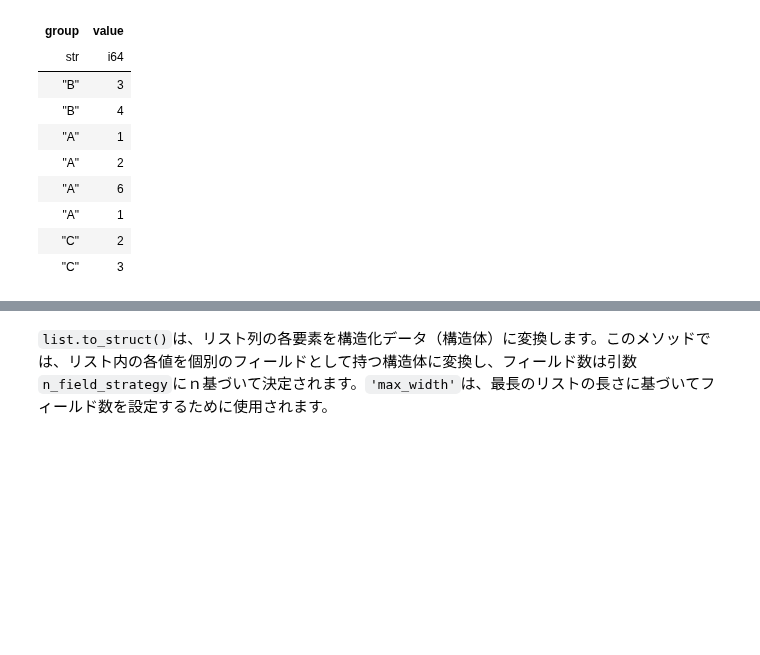
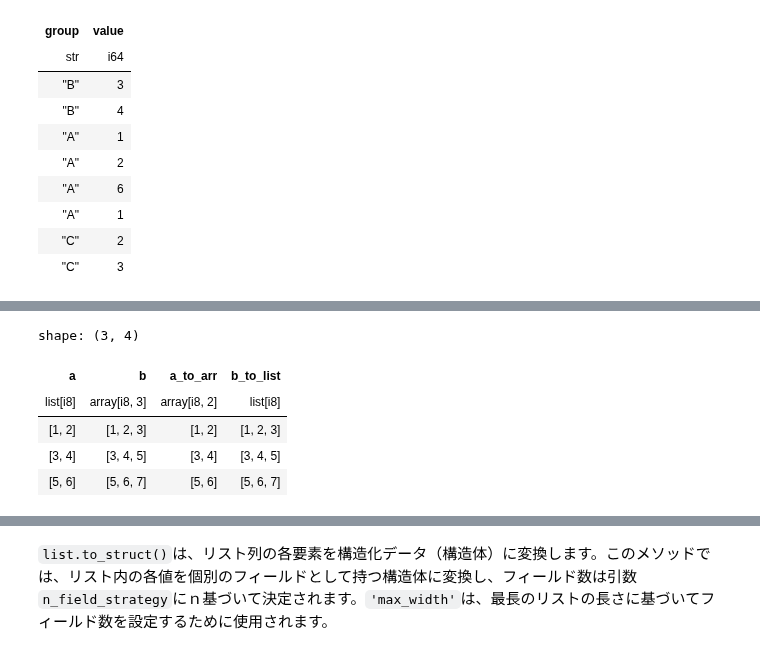
Before and after one commit to ruoyu0088/polars_guide, a Jupyter notebook: polars_guide/020_polars_datatype.ipynb, the cells around one changed output, grey strips where cells are left out. Saved outputs shown, nothing was run; the diff lists cells and outputs as text; code cells hidden in the pictures; blank space fills up the shorter version.

```diff
--- a/polars_guide/020_polars_datatype.ipynb
+++ b/polars_guide/020_polars_datatype.ipynb
@@ -688,0 +700,20 @@ shape: (8, 2)
+# %%
+df = pl.DataFrame(
+    dict(
+        a=[[1, 2], [3, 4], [5, 6]],
+        b=[[1, 2, 3], [3, 4, 5], [5, 6, 7]]
+    ),
+    schema=dict(a=pl.List(pl.Int8), b=pl.Array(pl.Int8, 3))
+)
+
+df.with_columns(
+    a_to_arr=pl.col('a').list.to_array(2),
+    b_to_list=pl.col('b').arr.to_list()
+)
+# %% [output]
+shape: (3, 4)
+| a | b | a_to_arr | b_to_list |
+| list[i8] | array[i8, 3] | array[i8, 2] | list[i8] |
+| [1, 2] | [1, 2, 3] | [1, 2] | [1, 2, 3] |
+| [3, 4] | [3, 4, 5] | [3, 4] | [3, 4, 5] |
+| [5, 6] | [5, 6, 7] | [5, 6] | [5, 6, 7] |
```
Also changed, not shown: parts of 23 cells of this notebook, 1 other file.
